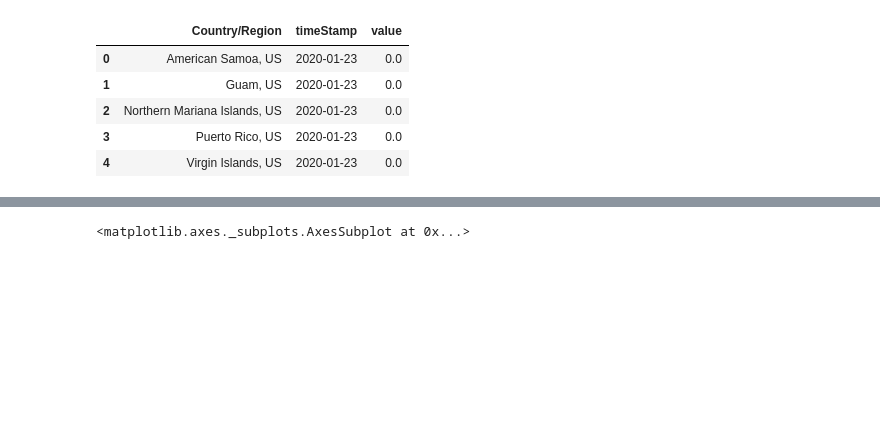
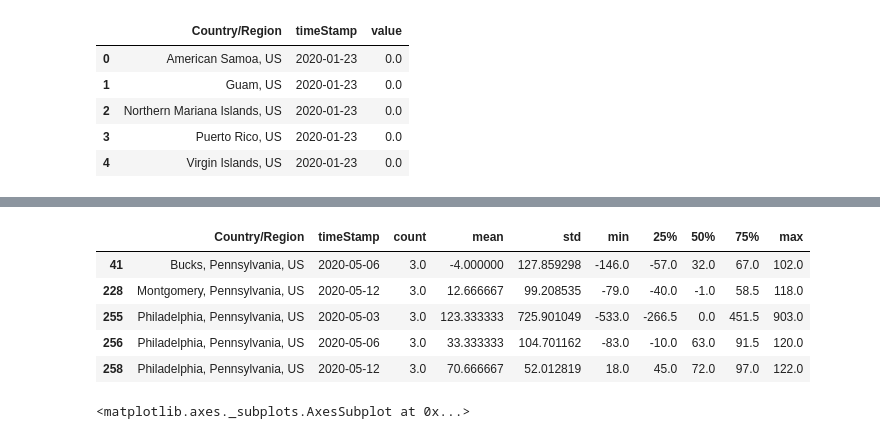
Before and after one commit to mchirico/COVID-19, a Jupyter notebook: COVID_19.ipynb, the cells around one changed output, grey strips where cells are left out. Drawn from its saved outputs; the diff is of its cells as text; code cells hidden in the pictures; blank space fills up the shorter version.

```diff
--- a/COVID_19.ipynb
+++ b/COVID_19.ipynb
@@ -191,0 +211,6 @@ m[m['Country/Region'].str.contains('Pennsylvania', regex=False)]['Country/Region
+# %%
+t = pp.diff(axis=1).reset_index()
+m=pd.melt(t, id_vars=['Country/Region'], value_vars=t.columns[2::])
+#m.columns = ['Country/Region', 'timeStamp',  'value']
+#m['timeStamp'] = m['timeStamp'].apply(lambda x: datetime.strptime(x,'%m/%d/%y'))
+m.head()
@@ -192,3 +224,18 @@ m[m['Country/Region'].str.contains('Pennsylvania', regex=False)]['Country/Region
+# %%
+r = m.groupby(['Country/Region', pd.Grouper(key='timeStamp', freq='3d')]).describe()
+r = r.reset_index()
+r.columns = r.columns.get_level_values(0)
+new_index = ['Country/Region', 'timeStamp', 'count',	'mean',	'std',	'min',	'25%',	'50%',	'75%',	'max']
+r.columns = new_index
+r
+r[r['max'] > 100]
+# %% [output]
+|  | Country/Region | timeStamp | count | mean | std | min | 25% | 50% | 75% | max |
+| 41 | Bucks, Pennsylvania, US | 2020-05-06 | 3.0 | -4.000000 | 127.859298 | -146.0 | -57.0 | 32.0 | 67.0 | 102.0 |
+| 228 | Montgomery, Pennsylvania, US | 2020-05-12 | 3.0 | 12.666667 | 99.208535 | -79.0 | -40.0 | -1.0 | 58.5 | 118.0 |
+| 255 | Philadelphia, Pennsylvania, US | 2020-05-03 | 3.0 | 123.333333 | 725.901049 | -533.0 | -266.5 | 0.0 | 451.5 | 903.0 |
+| 256 | Philadelphia, Pennsylvania, US | 2020-05-06 | 3.0 | 33.333333 | 104.701162 | -83.0 | -10.0 | 63.0 | 91.5 | 120.0 |
+| 258 | Philadelphia, Pennsylvania, US | 2020-05-12 | 3.0 | 70.666667 | 52.012819 | 18.0 | 45.0 | 72.0 | 97.0 | 122.0 |
 # %%
 s = pd.Series([1, 3, 2])
 s.plot.line()
```
Also changed, not shown: parts of 13 cells of this notebook.
